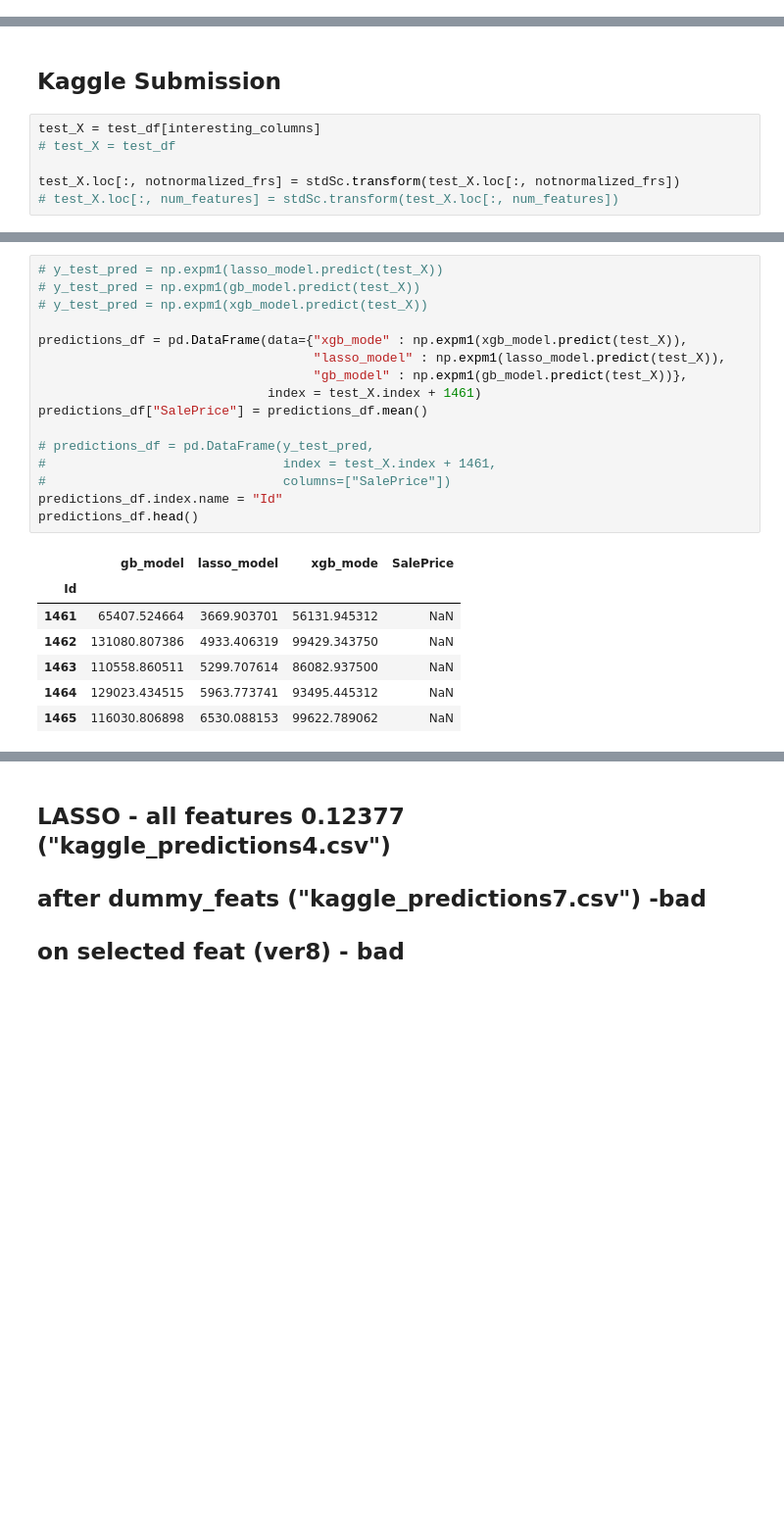
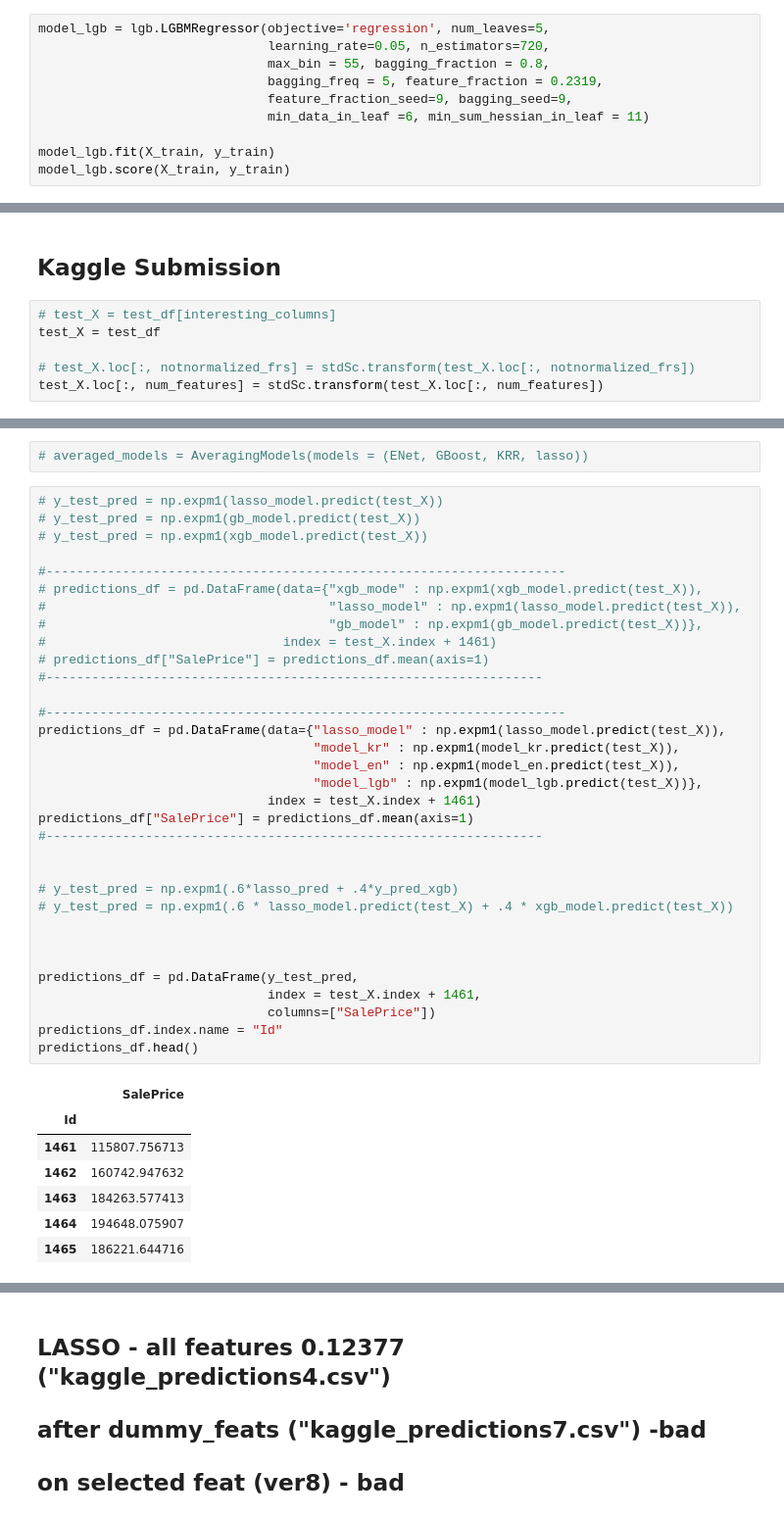
Before and after one commit to JoannaBroniarek/House-Prices-Advanced-Regression-Techniques, a Jupyter notebook: Kaggle_Project2.ipynb, the cells around one changed output, grey strips where cells are left out. Shown at 98% size. Saved outputs shown, nothing was run; the diff lists cells and outputs as text; blank space fills up the shorter version.

```diff
--- a/Kaggle_Project2.ipynb
+++ b/Kaggle_Project2.ipynb
@@ -683,0 +762,10 @@ Best CV Score:
+# %%
+model_lgb = lgb.LGBMRegressor(objective='regression', num_leaves=5,
+                              learning_rate=0.05, n_estimators=720,
+                              max_bin = 55, bagging_fraction = 0.8,
+                              bagging_freq = 5, feature_fraction = 0.2319,
+                              feature_fraction_seed=9, bagging_seed=9,
+                              min_data_in_leaf =6, min_sum_hessian_in_leaf = 11)
+
+model_lgb.fit(X_train, y_train)
+model_lgb.score(X_train, y_train)
@@ -684,8 +778,8 @@ Best CV Score:
 # %% [markdown]
 ## Kaggle Submission
 # %%
-test_X = test_df[interesting_columns]
-# test_X = test_df
+# test_X = test_df[interesting_columns]
+test_X = test_df
 
-test_X.loc[:, notnormalized_frs] = stdSc.transform(test_X.loc[:, notnormalized_frs])
-# test_X.loc[:, num_features] = stdSc.transform(test_X.loc[:, num_features])
+# test_X.loc[:, notnormalized_frs] = stdSc.transform(test_X.loc[:, notnormalized_frs])
+test_X.loc[:, num_features] = stdSc.transform(test_X.loc[:, num_features])
@@ -703,24 +812,43 @@ test_X.shape
+# %%
+# averaged_models = AveragingModels(models = (ENet, GBoost, KRR, lasso))
 # %%
 # y_test_pred = np.expm1(lasso_model.predict(test_X))
 # y_test_pred = np.expm1(gb_model.predict(test_X))
 # y_test_pred = np.expm1(xgb_model.predict(test_X))
 
-predictions_df = pd.DataFrame(data={"xgb_mode" : np.expm1(xgb_model.predict(test_X)),
-                                    "lasso_model" : np.expm1(lasso_model.predict(test_X)),
-                                    "gb_model" : np.expm1(gb_model.predict(test_X))},
+#--------------------------------------------------------------------
+# predictions_df = pd.DataFrame(data={"xgb_mode" : np.expm1(xgb_model.predict(test_X)),
+#                                     "lasso_model" : np.expm1(lasso_model.predict(test_X)),
+#                                     "gb_model" : np.expm1(gb_model.predict(test_X))},
+#                               index = test_X.index + 1461)
+# predictions_df["SalePrice"] = predictions_df.mean(axis=1)
+#-----------------------------------------------------------------
+
+#--------------------------------------------------------------------
+predictions_df = pd.DataFrame(data={"lasso_model" : np.expm1(lasso_model.predict(test_X)),
+                                    "model_kr" : np.expm1(model_kr.predict(test_X)),
+                                    "model_en" : np.expm1(model_en.predict(test_X)),
+                                    "model_lgb" : np.expm1(model_lgb.predict(test_X))},
                               index = test_X.index + 1461)
-predictions_df["SalePrice"] = predictions_df.mean()
+predictions_df["SalePrice"] = predictions_df.mean(axis=1)
+#-----------------------------------------------------------------
 
-# predictions_df = pd.DataFrame(y_test_pred,
-#                               index = test_X.index + 1461,
-#                               columns=["SalePrice"])
+
+# y_test_pred = np.expm1(.6*lasso_pred + .4*y_pred_xgb)
+# y_test_pred = np.expm1(.6 * lasso_model.predict(test_X) + .4 * xgb_model.predict(test_X))
+
+
+
+predictions_df = pd.DataFrame(y_test_pred,
+                              index = test_X.index + 1461,
+                              columns=["SalePrice"])
 predictions_df.index.name = "Id"
 predictions_df.head()
 # %% [output]
-|  | gb_model | lasso_model | xgb_mode | SalePrice |
-| Id |  |  |  |  |
-| 1461 | 65407.524664 | 3669.903701 | 56131.945312 | NaN |
-| 1462 | 131080.807386 | 4933.406319 | 99429.343750 | NaN |
-| 1463 | 110558.860511 | 5299.707614 | 86082.937500 | NaN |
-| 1464 | 129023.434515 | 5963.773741 | 93495.445312 | NaN |
-| 1465 | 116030.806898 | 6530.088153 | 99622.789062 | NaN |
+|  | SalePrice |
+| Id |  |
+| 1461 | 115807.756713 |
+| 1462 | 160742.947632 |
+| 1463 | 184263.577413 |
+| 1464 | 194648.075907 |
+| 1465 | 186221.644716 |
```
Also changed, not shown: parts of 67 cells of this notebook.
